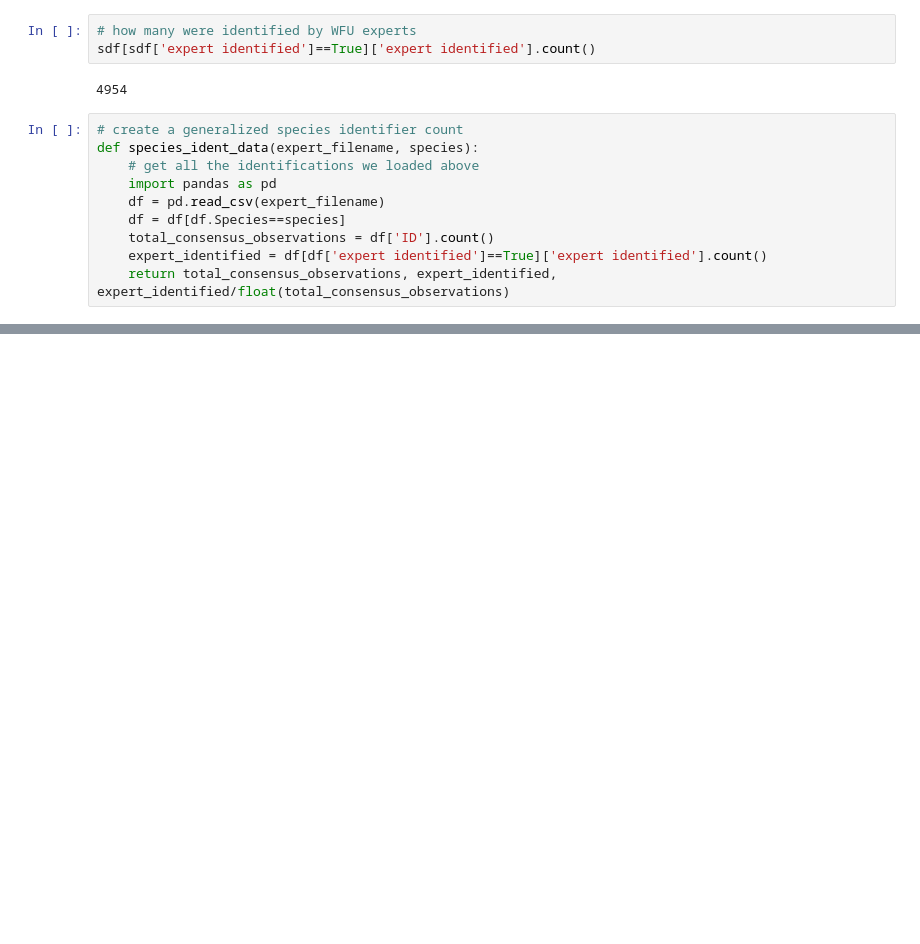
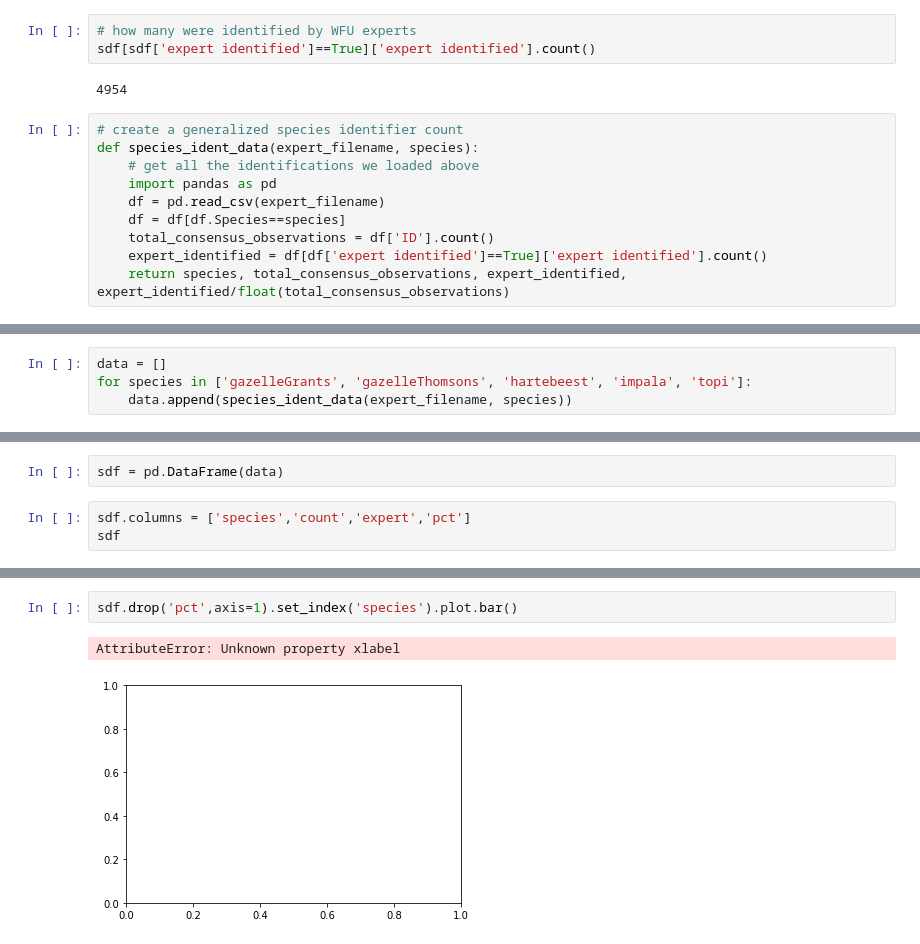
Before and after one commit to jefmud/consensus_experts_201904, a Jupyter notebook: Expert_data_2012.ipynb, the cells around one changed output, grey strips where cells are left out. Saved outputs shown, nothing was run; the diff lists cells and outputs as text; blank space fills up the shorter version.

```diff
--- a/Expert_data_2012.ipynb
+++ b/Expert_data_2012.ipynb
@@ -67,7 +67,7 @@ def species_ident_data(expert_filename, species):
     df = df[df.Species==species]
     total_consensus_observations = df['ID'].count()
     expert_identified = df[df['expert identified']==True]['expert identified'].count()
-    return total_consensus_observations, expert_identified, expert_identified/float(total_consensus_observations)
+    return species, total_consensus_observations, expert_identified, expert_identified/float(total_consensus_observations)
 # %%
 species_ident_data(expert_filename, 'impala')
 # %% [output]
@@ -90,0 +91,4 @@ species_ident_data(expert_filename, 'topi')
+# %%
+data = []
+for species in ['gazelleGrants', 'gazelleThomsons', 'hartebeest', 'impala', 'topi']:
+    data.append(species_ident_data(expert_filename, species))
@@ -90,0 +103,5 @@ species_ident_data(expert_filename, 'topi')
+# %%
+sdf = pd.DataFrame(data)
+# %%
+sdf.columns = ['species','count','expert','pct']
+sdf
@@ -90,0 +115,5 @@ species_ident_data(expert_filename, 'topi')
+# %%
+sdf.drop('pct',axis=1).set_index('species').plot.bar()
+# %% [output]
+AttributeError: Unknown property xlabel
+[figure, added]
```
Also changed, not shown: parts of 7 cells of this notebook.
